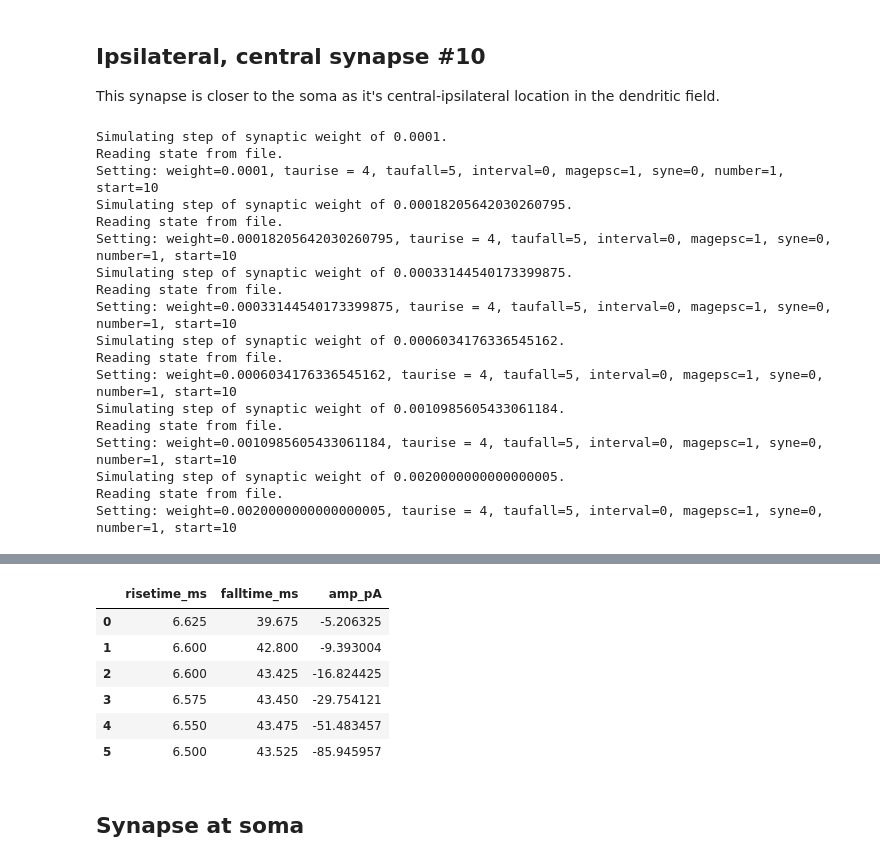
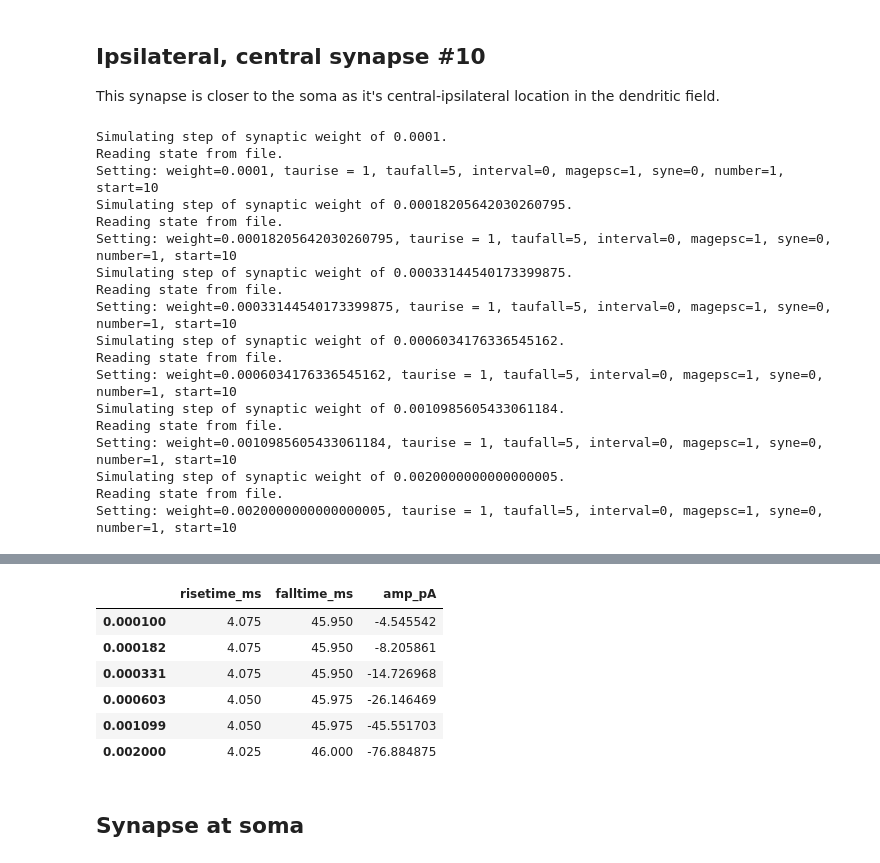
Before and after one commit to cengique/drosophila-aCC-L3-motoneuron-model, a Jupyter notebook: neuron-model/tutorial-synapse-activation/sim-synapse-act.ipynb, the cells around one changed output, grey strips where cells are left out. Drawn from its saved outputs; the diff is of its cells as text; code cells hidden in the pictures.

```diff
--- a/neuron-model/tutorial-synapse-activation/sim-synapse-act.ipynb
+++ b/neuron-model/tutorial-synapse-activation/sim-synapse-act.ipynb
@@ -49,6 +48,11 @@ h('''{load_file("../chan-DmNaT-ODowd.hoc")
 # load morphology
 h('{load_file("../neuron-morph-ext-axon-2pieces-chans-ext-axon-70um.hoc")}')
 
+# "fix" reversals in active section
+h.axon_ext[1].ena = 45
+h.axon_ext[1].ek = -85
+h.psection(sec=h.axon_ext[1])
+
 # enable or disable voltage clamp
 h('load_file("../vclamp_soma_-60mV.ses")')
 # %% [output]
@@ -320,11 +320,0 @@ Deafult value of $R_a$ from Gunay et al (2015) was 189. Gouwens and Wilson (2009
-# %%
-def set_Ra(amp):
-    print(f"Simulating Ra = {amp}.")
-    h.set_Ra(amp)
-    syn2.set_stim(ps = ps, weight = .00018, taurise=1, taufall=5, interval = 0, number = 1)
-
-Ra_steps = [100, 200, 500, 750, 1000]
-vc_currents_Ra = run_sweep_func(h, ps, vc_current, set_Ra, Ra_steps)
-
-# reset g_pas back to default
-h.set_Ra(100)
@@ -450,0 +327,11 @@ As expected, varying $g_\mathrm{pas}$ do not affect synaptic rise time.
+# %%
+def set_Ra(amp):
+    print(f"Simulating Ra = {amp}.")
+    h.set_Ra(amp)
+    syn2.set_stim(ps = ps, weight = .00018, taurise=1, taufall=5, interval = 0, number = 1)
+
+Ra_steps = [100, 200, 500, 750, 1000]
+vc_currents_Ra = run_sweep_func(h, ps, vc_current, set_Ra, Ra_steps)
+
+# reset g_pas back to default
+h.set_Ra(185)
@@ -455,24 +467,24 @@ This synapse is closer to the soma as it's central-ipsilateral location in the d
 # %%
 syn3 = syns['dendrite[48]']
 # %%
-vc_currents_48 = run_amp_sweep(h, ps, vc_current, syn3, .0001, 0.002, 6)
+vc_currents_48, steps_48 = run_amp_sweep(h, ps, vc_current, syn3, .0001, 0.002, 6)
 # %% [output]
 Simulating step of synaptic weight of 0.0001.
 Reading state from file.
-Setting: weight=0.0001, taurise = 4, taufall=5, interval=0, magepsc=1, syne=0, number=1, start=10
+Setting: weight=0.0001, taurise = 1, taufall=5, interval=0, magepsc=1, syne=0, number=1, start=10
 Simulating step of synaptic weight of 0.00018205642030260795.
 Reading state from file.
-Setting: weight=0.00018205642030260795, taurise = 4, taufall=5, interval=0, magepsc=1, syne=0, number=1, start=10
+Setting: weight=0.00018205642030260795, taurise = 1, taufall=5, interval=0, magepsc=1, syne=0, number=1, start=10
 Simulating step of synaptic weight of 0.00033144540173399875.
 Reading state from file.
-Setting: weight=0.00033144540173399875, taurise = 4, taufall=5, interval=0, magepsc=1, syne=0, number=1, start=10
+Setting: weight=0.00033144540173399875, taurise = 1, taufall=5, interval=0, magepsc=1, syne=0, number=1, start=10
 Simulating step of synaptic weight of 0.0006034176336545162.
 Reading state from file.
-Setting: weight=0.0006034176336545162, taurise = 4, taufall=5, interval=0, magepsc=1, syne=0, number=1, start=10
+Setting: weight=0.0006034176336545162, taurise = 1, taufall=5, interval=0, magepsc=1, syne=0, number=1, start=10
 Simulating step of synaptic weight of 0.0010985605433061184.
 Reading state from file.
-Setting: weight=0.0010985605433061184, taurise = 4, taufall=5, interval=0, magepsc=1, syne=0, number=1, start=10
+Setting: weight=0.0010985605433061184, taurise = 1, taufall=5, interval=0, magepsc=1, syne=0, number=1, start=10
 Simulating step of synaptic weight of 0.0020000000000000005.
 Reading state from file.
-Setting: weight=0.0020000000000000005, taurise = 4, taufall=5, interval=0, magepsc=1, syne=0, number=1, start=10
+Setting: weight=0.0020000000000000005, taurise = 1, taufall=5, interval=0, magepsc=1, syne=0, number=1, start=10
 # %%
@@ -486,7 +498,7 @@ plt.show(f)
 f.output_backend = "svg"
 export_svg(f, filename="single-input-dendrite-48-amp-sweep.svg")
 # %%
-minis_den48_df = get_sweep_metrics(h, vc_currents_48)
+minis_den48_df = get_sweep_metrics(h, vc_currents_48, steps_48)
 plot_scatter_risetime_amp(minis_den48_df)
 minis_den48_df
 # %% [output]
@@ -495,10 +505,10 @@ minis_den48_df
 |  | risetime_ms | falltime_ms | amp_pA |
-| 0 | 6.625 | 39.675 | -5.206325 |
-| 1 | 6.600 | 42.800 | -9.393004 |
-| 2 | 6.600 | 43.425 | -16.824425 |
-| 3 | 6.575 | 43.450 | -29.754121 |
-| 4 | 6.550 | 43.475 | -51.483457 |
-| 5 | 6.500 | 43.525 | -85.945957 |
+| 0.000100 | 4.075 | 45.950 | -4.545542 |
+| 0.000182 | 4.075 | 45.950 | -8.205861 |
+| 0.000331 | 4.075 | 45.950 | -14.726968 |
+| 0.000603 | 4.050 | 45.975 | -26.146469 |
+| 0.001099 | 4.050 | 45.975 | -45.551703 |
+| 0.002000 | 4.025 | 46.000 | -76.884875 |
 # %% [markdown]
 ## Synapse at soma
 # %%
```
Also changed, not shown: parts of 57 cells of this notebook, 4 other files.
